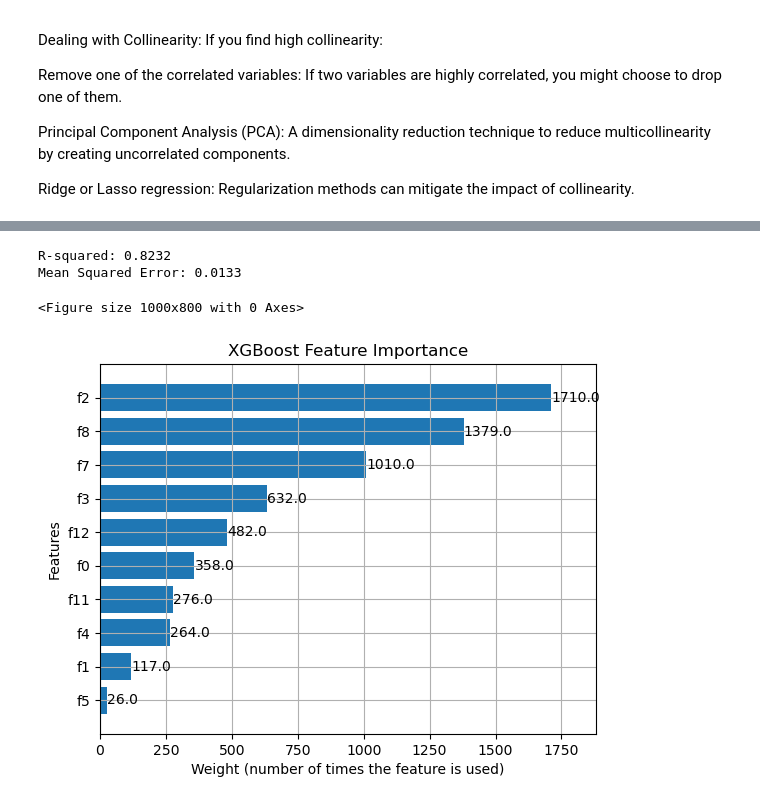
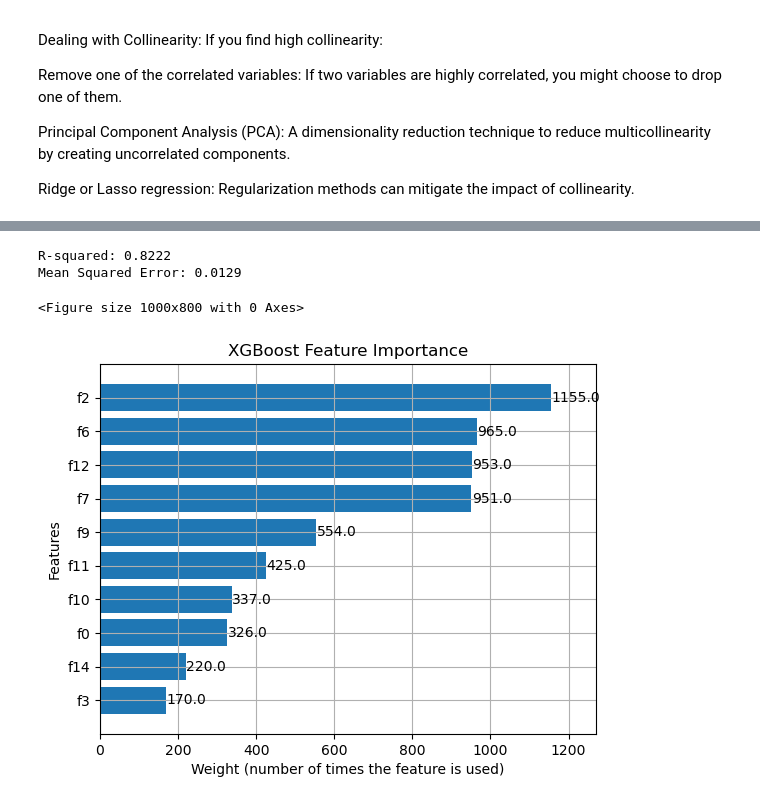
Before and after one commit to vmachok57/bcnbicing_prediction, a Jupyter notebook: Proyecto_Natalia.ipynb, the cells around one changed output, grey strips where cells are left out. Saved outputs shown, nothing was run; the diff lists cells and outputs as text; code cells hidden in the pictures.

```diff
--- a/Proyecto_Natalia.ipynb
+++ b/Proyecto_Natalia.ipynb
@@ -229,3 +258,5 @@ df_prediction_task = df_prediction_task.iloc[4:]
+# %%
+df_prediction_task = df_prediction_task.iloc[::5]
 # %%
 df_prediction_task.columns
 # %% [output]
@@ -244,0 +292,6 @@ Index(['station_id', 'year', 'month', 'day', 'hour', 'num_docks_available',
+# %%
+percentil_1 = df_prediction_task['nearest_station_distance'].quantile(0.01)
+percentil_99 = df_prediction_task['nearest_station_distance'].quantile(0.99)
+df_prediction_task['nearest_station_distance_cap']=df_prediction_task['nearest_station_distance'].clip(lower=percentil_1, upper=percentil_99)
+
+print(df_prediction_task['nearest_station_distance_cap'].max())
@@ -264,7 +319,6 @@ df_prediction_task = df_prediction_task.merge(
 )
 # %%
 df_prediction_task['special_event'] = df_prediction_task['special_event'].replace({True: 1, False: 0})
-df_prediction_task['is_charging_station'] = df_prediction_task['is_charging_station'].replace({True: 1, False: 0})
 # %%
 # Agregar la columna 'is_weekend' (1 si es sábado o domingo, 0 en otros casos)
 df_prediction_task['is_weekend'] = df_prediction_task['Date'].dt.weekday.isin([5, 6]).astype(int)
@@ -516,7 +617,7 @@ from sklearn.metrics import mean_squared_error
 
 # Select features and target variable
 features = ['month', 'day', 'hour', 'capacity', 'is_weekend', 'is_holiday', 'is_charging_station',
-            'disponibilidad_porcentage_1h_antes',
+            'disponibilidad_porcentage_1h_antes','altitude',
             'disponibilidad_porcentage_2h_antes',
             'disponibilidad_porcentage_3h_antes',
             'disponibilidad_porcentage_4h_antes',
@@ -613,13 +716,13 @@ import matplotlib.pyplot as plt
 # df_prediction_task = pd.read_csv('your_data.csv')  # If you're reading data from a file
 
 # Select features and target variable
-features = ['month', 'day', 'hour', 'capacity', 'is_weekend', 'is_holiday', 'is_charging_station',
-            'disponibilidad_porcentage_1h_antes',
-           # , 'disponibilidad_porcentage_2h_antes',
-           # 'disponibilidad_porcentage_3h_antes',
-           # 'disponibilidad_porcentage_4h_antes',
-            'nearest_station_distance', 'nearby_distance', 'stations_within_100m',
-            'stations_within_300m', 'stations_within_500m']  # Independent variables
+features = ['month', 'day', 'hour', 'is_weekend', 'is_holiday', 'is_charging_station',
+            'disponibilidad_porcentage_1h_antes','altitude','special_event',
+           'disponibilidad_porcentage_2h_antes',
+           'disponibilidad_porcentage_3h_antes',
+           'disponibilidad_porcentage_4h_antes',
+            'nearest_station_distance', 'nearby_distance',
+            'stations_within_300m']  # Independent variables
 
 target_variable = 'percentage_docks_available'  # Dependent variable
 
@@ -635,36 +738,36 @@ X_scaled = scaler.fit_transform(X)
 
 # Split the data into training and testing sets
 X_train, X_test, y_train, y_test = train_test_split(X_scaled, y, test_size=0.2, random_state=42)
 
 # Initialize the XGBoost Regressor model
 xgb_model = xgb.XGBRegressor(objective='reg:squarederror', random_state=42)
 
 # Train the model
 xgb_model.fit(X_train, y_train)
 
 # Make predictions
 y_pred = xgb_model.predict(X_test)
 
 # Evaluate the model using R-squared and Mean Squared Error
 r2 = r2_score(y_test, y_pred)
 mse = mean_squared_error(y_test, y_pred)
 
 # Print evaluation metrics
 print(f"R-squared: {r2:.4f}")
 print(f"Mean Squared Error: {mse:.4f}")
 
 # Plot feature importance with custom column names (feature names should be directly from the model)
 plt.figure(figsize=(10, 8))
 xgb.plot_importance(xgb_model, importance_type='weight', max_num_features=10,
                     title='XGBoost Feature Importance', height=0.8,
                     xlabel='Weight (number of times the feature is used)'
                    )
 plt.show()
 # %% [output]
-R-squared: 0.8232
-Mean Squared Error: 0.0133
+R-squared: 0.8222
+Mean Squared Error: 0.0129
 <Figure size 1000x800 with 0 Axes>
-[figure, old version]
+[figure, new version]
 # %%
 # Extract feature importances
 importances = xgb_model.feature_importances_
```
Also changed, not shown: parts of 26 cells of this notebook.
